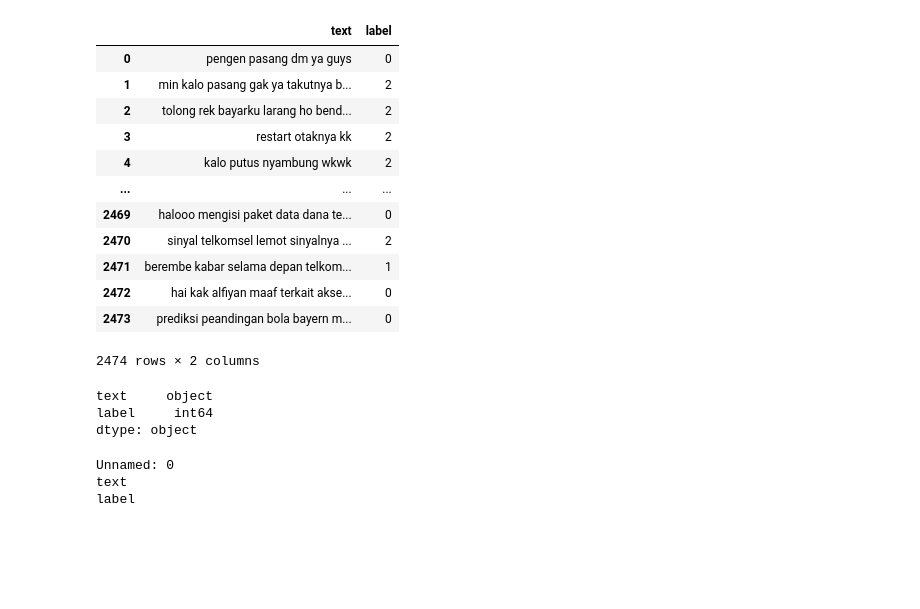
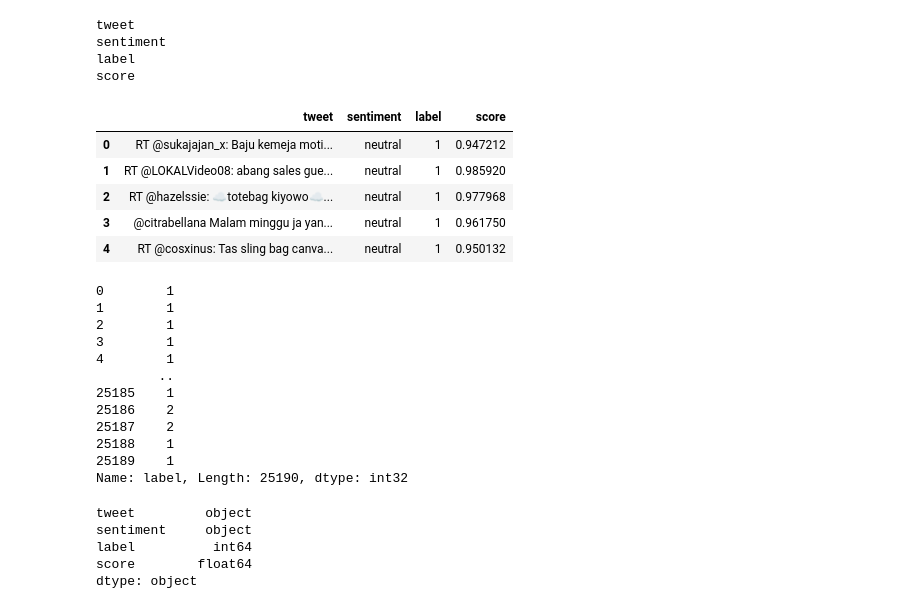
Before and after one commit to dwissaaj/bachelor-degree-paper, a Jupyter notebook: Annotated Data/To_excel.ipynb, the cells around one changed output. Cells and saved outputs as stored; diff of their text form; code cells hidden in the pictures; blank space fills up the shorter version.

```diff
--- a/Annotated Data/To_excel.ipynb
+++ b/Annotated Data/To_excel.ipynb
@@ -1,19 +1,4 @@
 # %%
 import pandas as pd
 # %%
-data = pd.read_excel("dataset.xlsx",)
-data
+data = pd.read_excel("data hugginface.xlsx")
-# %% [output]
-|  | text | label |
-| 0 | pengen pasang dm ya guys | 0 |
-| 1 | min kalo pasang gak ya takutnya b... | 2 |
-| 2 | tolong rek bayarku larang ho bend... | 2 |
-| 3 | restart otaknya kk | 2 |
-| 4 | kalo putus nyambung wkwk | 2 |
-| ... | ... | ... |
-| 2469 | halooo mengisi paket data dana te... | 0 |
-| 2470 | sinyal telkomsel lemot sinyalnya ... | 2 |
-| 2471 | berembe kabar selama depan telkom... | 1 |
-| 2472 | hai kak alfiyan maaf terkait akse... | 0 |
-| 2473 | prediksi peandingan bola bayern m... | 0 |
-2474 rows × 2 columns
@@ -22,14 +5,40 @@ data.to_csv("data1.csv",sep=",",index=False)
+# %%
+for col in data.columns:
+    print(col)
+# %% [output]
+tweet
+sentiment
+label
+score
+# %%
+data.head()
+# %% [output]
+|  | tweet | sentiment | label | score |
+| 0 | RT @sukajajan_x: Baju kemeja moti... | neutral | 1 | 0.947212 |
+| 1 | RT @LOKALVideo08: abang sales gue... | neutral | 1 | 0.985920 |
+| 2 | RT @hazelssie: ☁️totebag kiyowo☁️... | neutral | 1 | 0.977968 |
+| 3 | @citrabellana Malam minggu ja yan... | neutral | 1 | 0.961750 |
+| 4 | RT @cosxinus: Tas sling bag canva... | neutral | 1 | 0.950132 |
+# %%
+data['label'].astype(int)
+# %% [output]
+0        1
+1        1
+2        1
+3        1
+4        1
+        ..
+25185    1
+25186    2
+25187    2
+25188    1
+25189    1
+Name: label, Length: 25190, dtype: int32
 # %%
 data.dtypes
 # %% [output]
-text     object
-label     int64
+tweet         object
+sentiment     object
+label          int64
+score        float64
 dtype: object
-# %%
-df4 = pd.read_csv("data.csv")
-for col in df4.columns:
-    print(col)
-# %% [output]
-Unnamed: 0
-text
-label
```
Also changed, not shown: parts of 3 cells of this notebook, 24 other files.
